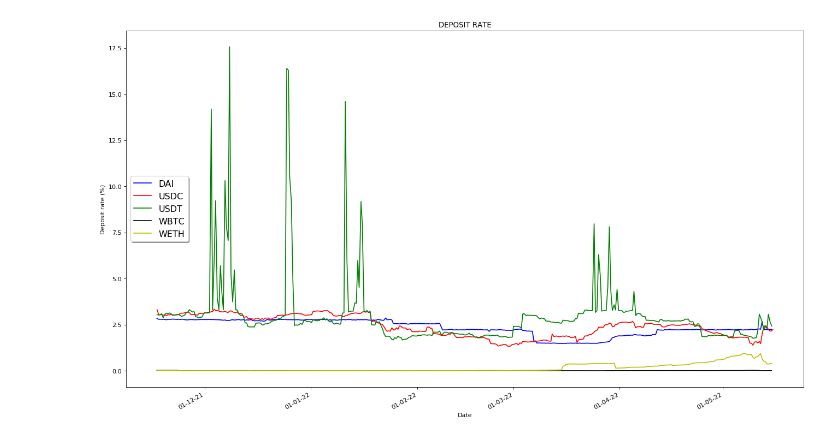
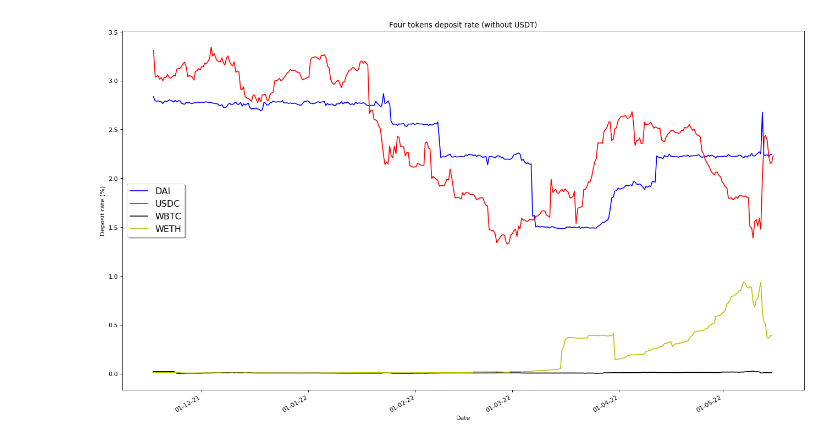
Before and after one commit to openVietAnh/defi-data-scraping, a Jupyter notebook: dataAnalysis/charts.ipynb, the cells around one changed output. Drawn from its saved outputs; the diff is of its cells as text; code cells hidden in the pictures.

```diff
--- a/dataAnalysis/charts.ipynb
+++ b/dataAnalysis/charts.ipynb
@@ -79,33 +40,10 @@ files = [
-# %%
-fig, ax = plt.subplots(figsize=(20, 12), dpi=80)
-for f in files:
-    with open(f[0]) as csvfile:
-        time_range, rate = [], []
-        reader = csv.reader(csvfile, delimiter=',')
-        next(reader, None)
-        for item in reader:
-            time_range.append(int(item[0]) / 1000 )
-            rate.append(float(item[2]))
-
-        secs = md.epoch2num(time_range)
-        plt.xlabel('Date')
-        plt.ylabel('Deposit rate (%)')
-        plt.title("DEPOSIT RATE")
-        ax.ticklabel_format(style='plain', axis='y')
-        ax.plot_date(secs, rate, f[1], label=f[0].split("/")[3].split("-")[0])
-        date_fmt = '%d-%m-%y'
-
-        date_formatter = md.DateFormatter(date_fmt)
-        ax.xaxis.set_major_formatter(date_formatter)
-        fig.autofmt_xdate()
-legend = ax.legend(loc='center left', shadow=True, fontsize='x-large')
-plt.show()
-# %% [output]
-[figure, removed]
 # %%
 files = [
     ("../csvData/depositRate/DAI-6m-Deposit rate-v2.csv", "b-"),
     ("../csvData/depositRate/USDC-6m-Deposit rate-v2.csv", "r-"),
     ("../csvData/depositRate/WBTC-6m-Deposit rate-v2.csv", "k-"),
     ("../csvData/depositRate/WETH-6m-Deposit rate-v2.csv", "y-")
 ]
+plot_multiple_files(files, "Date", "Deposit rate (%)", "Four tokens deposit rate (without USDT)", "center left", 0, 2, True)
+# %% [output]
+[figure, added]
```
Also changed, not shown: parts of 7 cells of this notebook, 4 other files.
